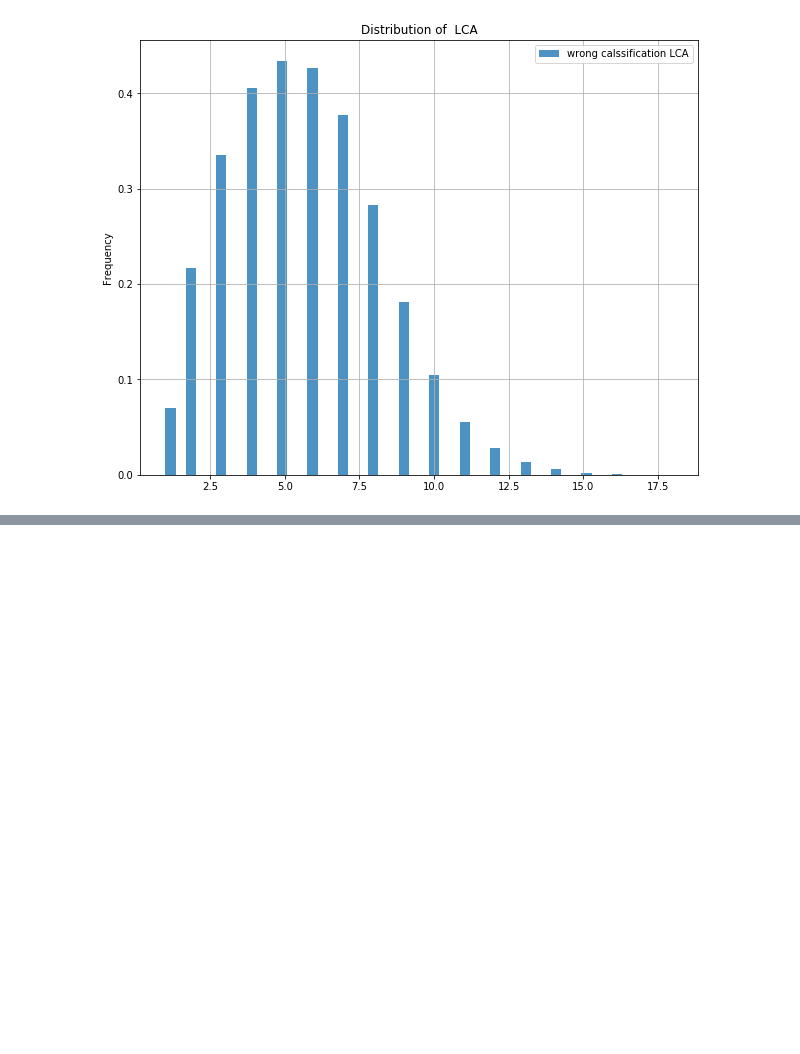
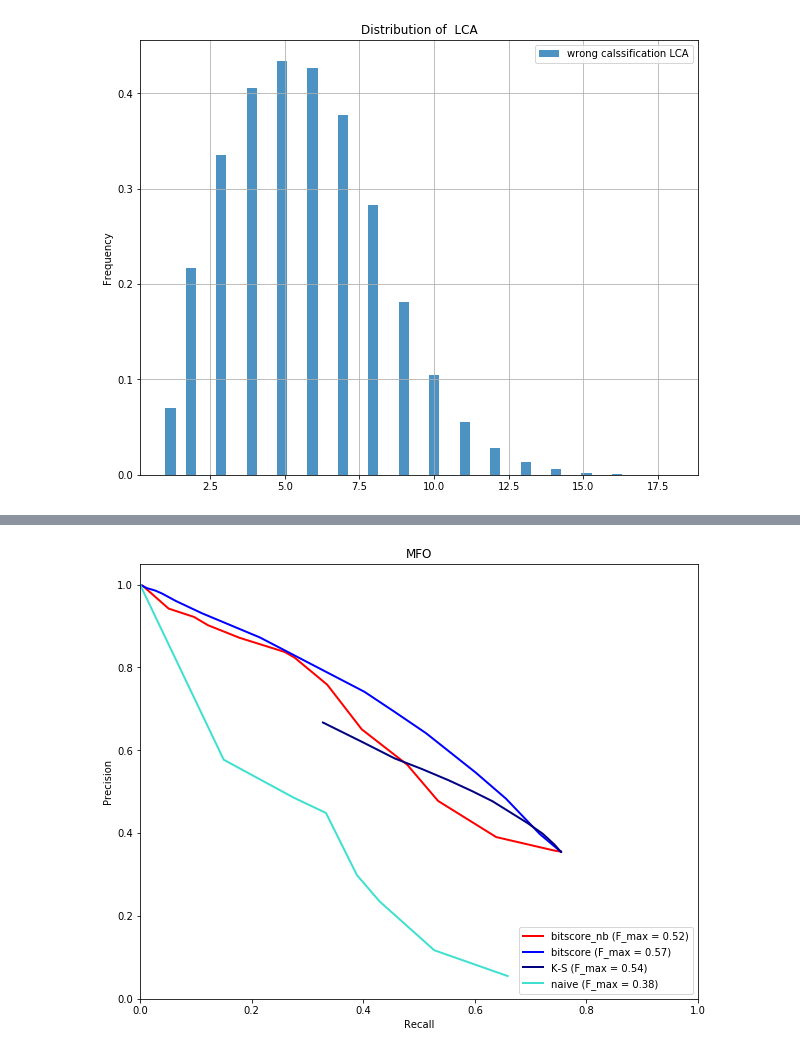
Before and after one commit to yotamfr/prot2vec, a Jupyter notebook: src/python/digo.ipynb, the cells around one changed output, grey strips where cells are left out. Cells and saved outputs as stored; diff of their text form; code cells hidden in the pictures; blank space fills up the shorter version.

```diff
--- a/src/python/digo.ipynb
+++ b/src/python/digo.ipynb
@@ -344,3 +347,5 @@ plt.show()
 # %%
 # y_gt, y_dumb = predict_dummy(deeperseq, batch_generator(stream_tst), len(stream_tst), classes)
 # perf_dummy = performance(y_ds, y_dumb, classes)
+# %%
+digo_preds_ks = load_object("../../Data/digo_F_preds_0.001_ks")
@@ -346,0 +381,19 @@ plt.show()
+# %%
+predictions_pindent = preds_by_attr(hits_per_uid, "pident")
+
+for tgt in gt_per_uid.keys():
+    predictions = digo_preds_ks[tgt]
+    for go, pident in predictions_pindent[tgt].items():
+        prob = pident / 100
+        if go in predictions:
+            predictions[go] = 1 - (1 - prob) * (1 - predictions[go])
+        else:
+            predictions[go] = prob
+    digo_preds_ks[tgt] = predictions
+# %%
+import pandas as pd
+from baselines import *
+
+thresholds = [0.20, 0.25, 0.30, 0.35, 0.40, 0.45, 0.50, 0.55, 0.60, 0.65, 0.70, 0.75, 0.80, 0.85, 0.90, 0.95]
+digo_preds_ks = ths, prs, rcs, f1s = performance(digo_preds_ks, gt_per_uid, ths=thresholds)
+pd.DataFrame({"Threshold":ths, "Precision":prs, "Recall":rcs, "F1":f1s}).head(20)
@@ -346,0 +418,4 @@ plt.show()
+# %%
+plot_precision_recall({"bitscore_nb": perf_bitscore_nb, "bitscore": perf_bitscore, "K-S": digo_preds_ks, "naive": perf_naive})
+# %% [output]
+[figure, added]
```
Also changed, not shown: parts of 4 cells of this notebook, 4 other files.
